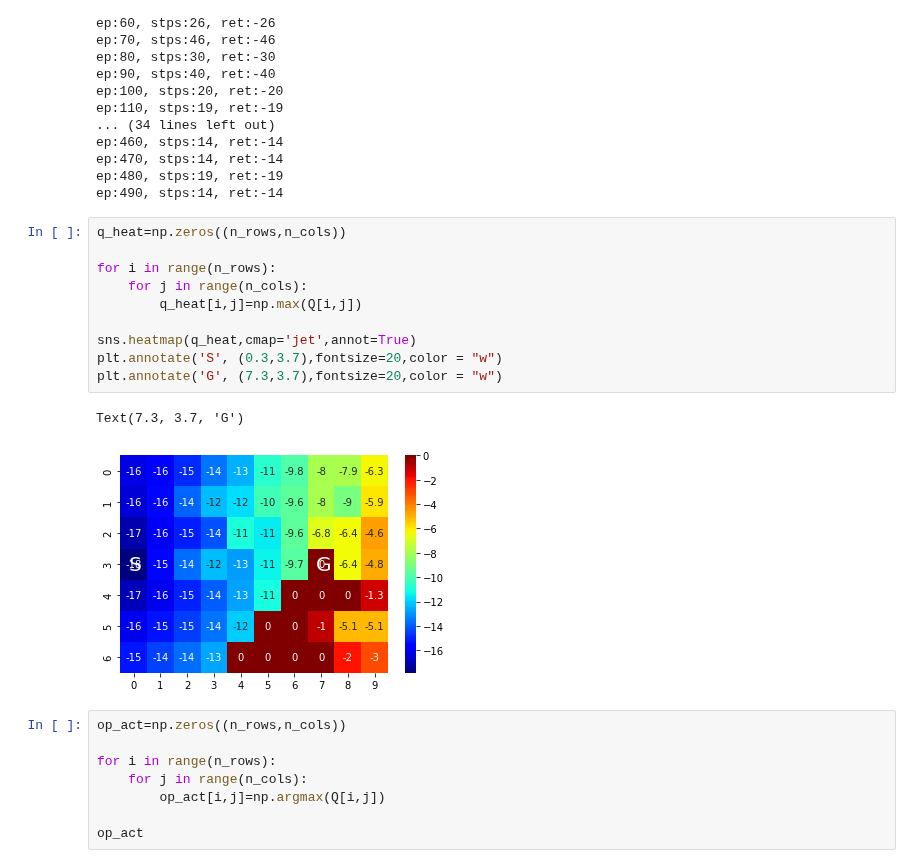
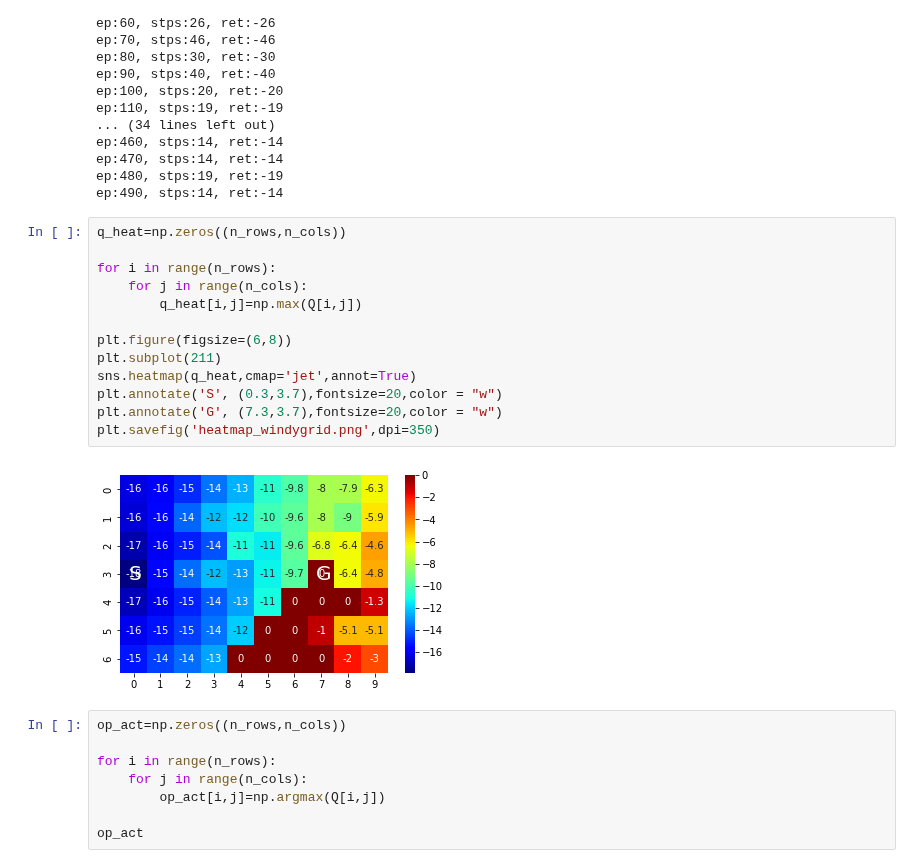
Before and after one commit to ha5ha6/judy_blog, a Jupyter notebook: _notebooks/windy_grid.ipynb, the cells around one changed output. Cells and saved outputs as stored; diff of their text form.

```diff
--- a/_notebooks/windy_grid.ipynb
+++ b/_notebooks/windy_grid.ipynb
@@ -98,16 +98,18 @@ ep:490, stps:14, ret:-14
 # %%
 q_heat=np.zeros((n_rows,n_cols))
 
 for i in range(n_rows):
     for j in range(n_cols):
         q_heat[i,j]=np.max(Q[i,j])
 
+plt.figure(figsize=(6,8))
+plt.subplot(211)
 sns.heatmap(q_heat,cmap='jet',annot=True)
 plt.annotate('S', (0.3,3.7),fontsize=20,color = "w")
 plt.annotate('G', (7.3,3.7),fontsize=20,color = "w")
+plt.savefig('heatmap_windygrid.png',dpi=350)
 # %% [output]
-Text(7.3, 3.7, 'G')
-[figure, old version]
+[figure, new version]
 # %%
 op_act=np.zeros((n_rows,n_cols))
 
```
Also changed, not shown: parts of 2 cells of this notebook, 8 other files.
